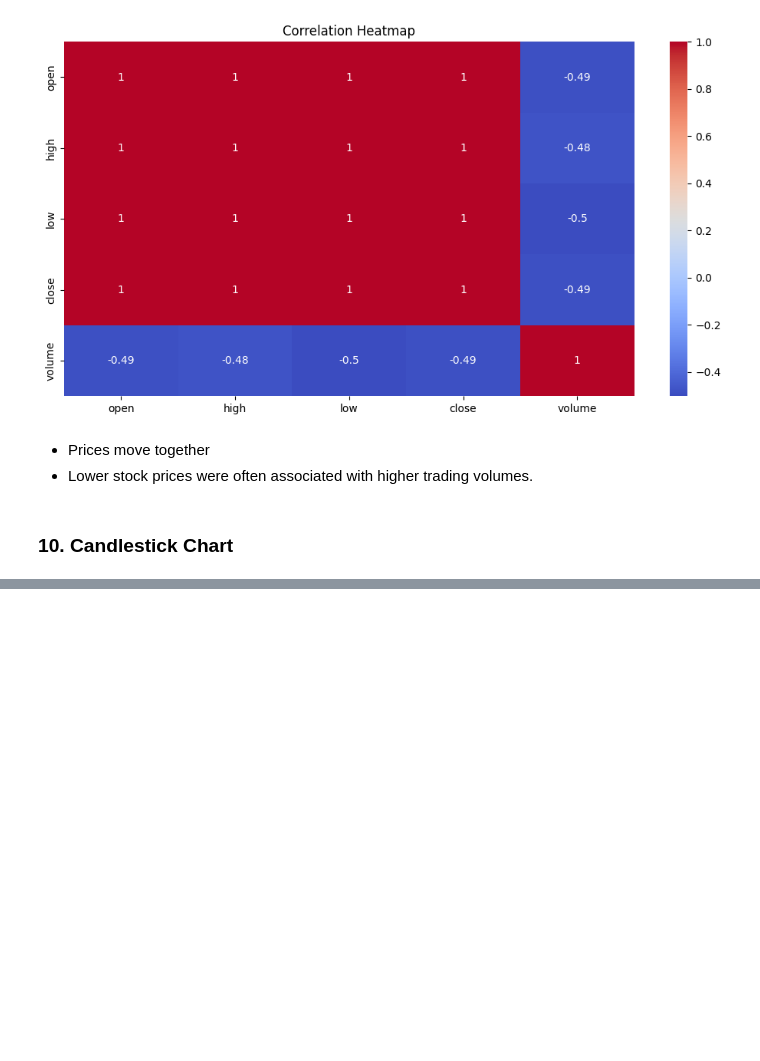
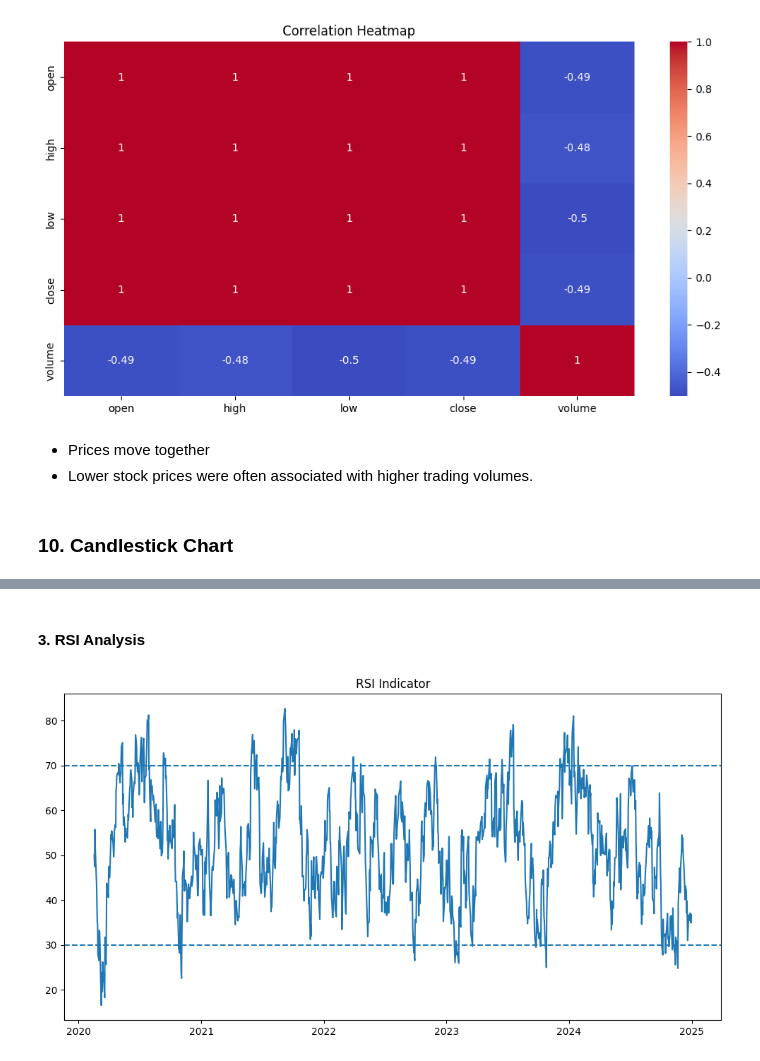
Before and after one commit to bhuvansai93/ds_project_stock_price_prediction, a Jupyter notebook: code_reliance.ipynb, the cells around one changed output, grey strips where cells are left out. Drawn from its saved outputs; the diff is of its cells as text; code cells hidden in the pictures; blank space fills up the shorter version.

```diff
--- a/code_reliance.ipynb
+++ b/code_reliance.ipynb
@@ -411,0 +638,14 @@ fig.show()
+# %% [markdown]
+#### 3. RSI Analysis
+# %%
+plt.figure(figsize=(12,6))
+
+plt.plot(reliance_df.index, reliance_df['rsi'])
+
+plt.axhline(70, linestyle='--')
+plt.axhline(30, linestyle='--')
+
+plt.title('RSI Indicator')
+plt.show()
+# %% [output]
+[figure, added]
```
Also changed, not shown: parts of 43 cells of this notebook.
